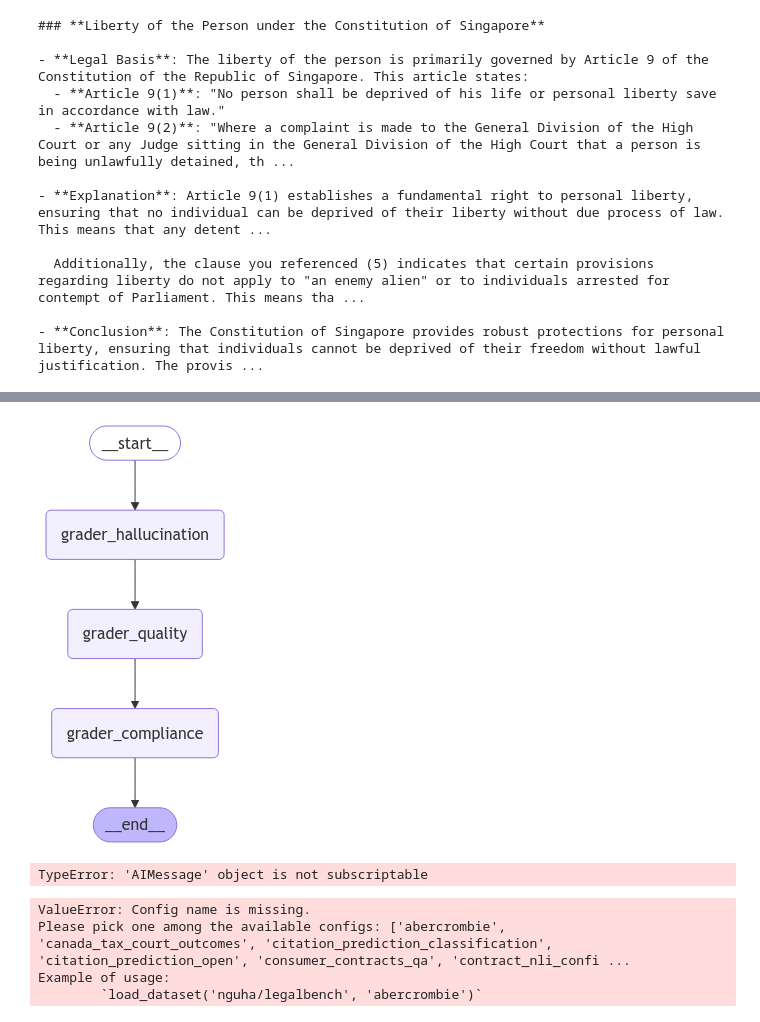
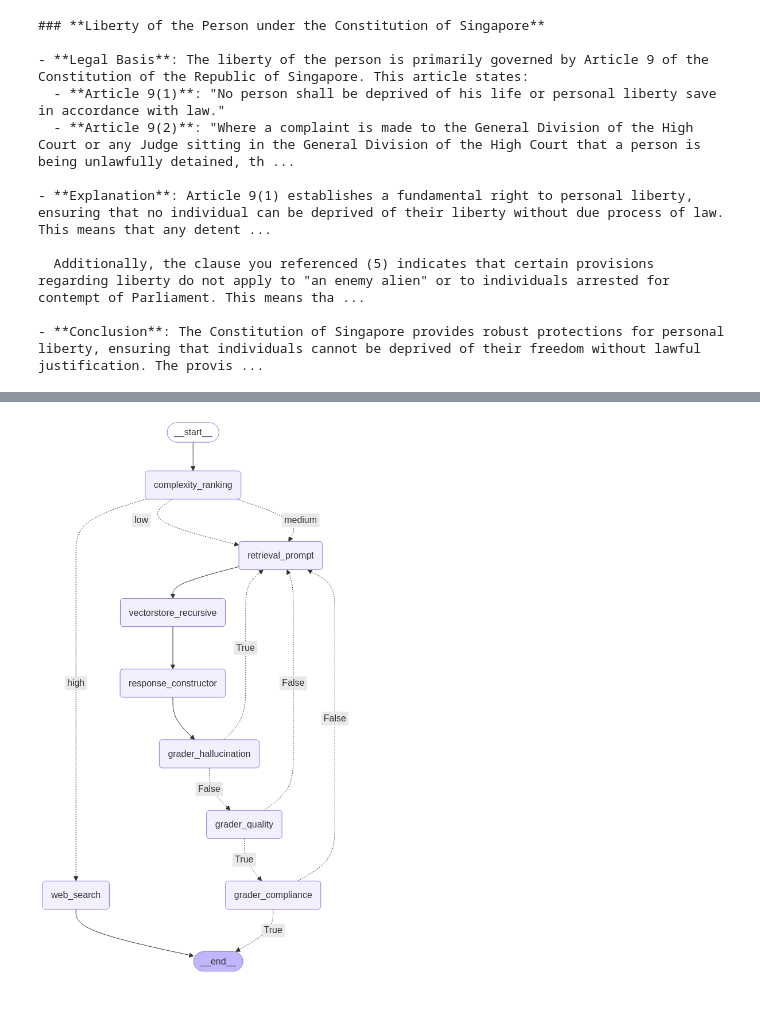
Before and after one commit to FishPain/louis.ai, a Jupyter notebook: main.ipynb, the cells around one changed output, grey strips where cells are left out. Saved outputs shown, nothing was run; the diff lists cells and outputs as text; code cells hidden in the pictures.

```diff
--- a/main.ipynb
+++ b/main.ipynb
@@ -139,16 +96,4 @@ pprint(grading_output)
-# %%
-grading_app
-# %% [output]
-[figure, removed]
-# %%
-output["response"]["messages"][-1].content
-# %% [output]
-TypeError: 'AIMessage' object is not subscriptable
-# %%
-from datasets import load_dataset
-ds = load_dataset("nguha/legalbench")
-# %% [output]
-ValueError: Config name is missing.
-Please pick one among the available configs: ['abercrombie', 'canada_tax_court_outcomes', 'citation_prediction_classification', 'citation_prediction_open', 'consumer_contracts_qa', 'contract_nli_confi ...
-Example of usage:
-        `load_dataset('nguha/legalbench', 'abercrombie')`
+# %%
+app
+# %% [output]
+[figure, added]
```
Also changed, not shown: parts of 2 cells of this notebook.
